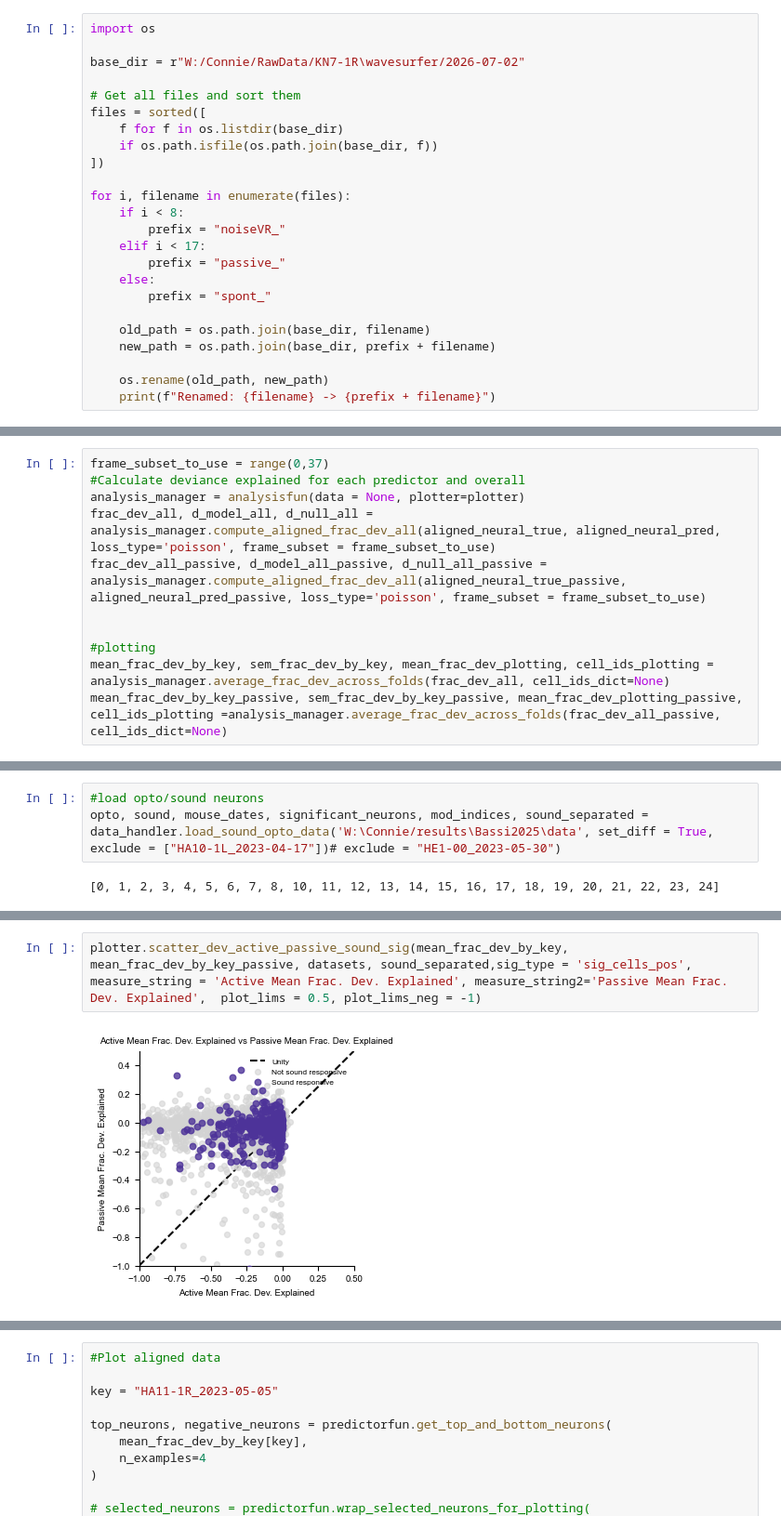
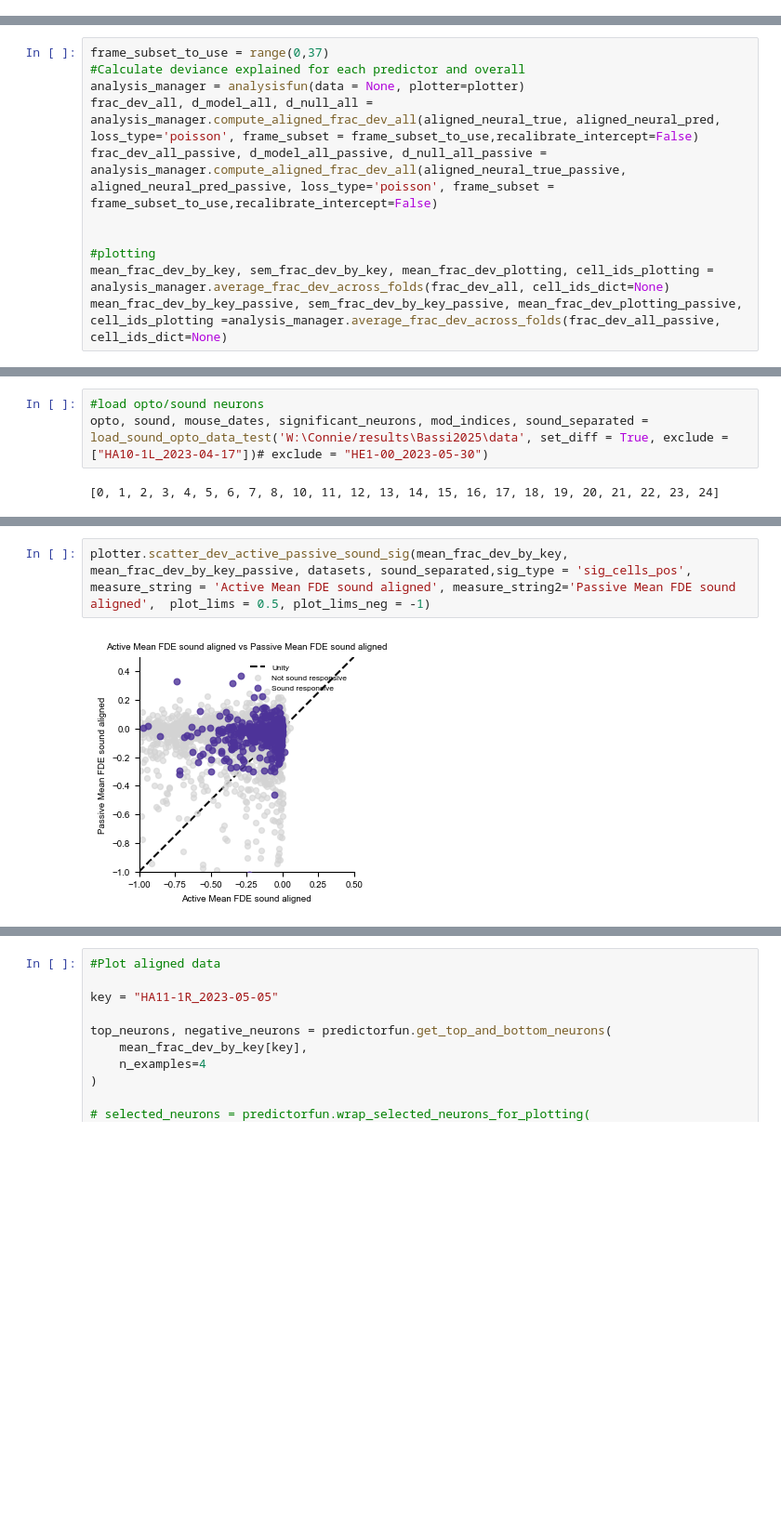
Before and after one commit to constanzabassi/GLM-analysis, a Jupyter notebook: notebooks/run_glm_encoding_analysis_running_models.ipynb, the cells around one changed output, grey strips where cells are left out. Shown at 93% size. Cells and saved outputs as stored; diff of their text form; blank space fills up the shorter version.

```diff
--- a/notebooks/run_glm_encoding_analysis_running_models.ipynb
+++ b/notebooks/run_glm_encoding_analysis_running_models.ipynb
@@ -318,24 +178,0 @@ NameError: name 'frac_dev_expl' is not defined
-# %%
-import os
-
-base_dir = r"W:/Connie/RawData/KN7-1R\wavesurfer/2026-07-02"
-
-# Get all files and sort them
-files = sorted([
-    f for f in os.listdir(base_dir)
-    if os.path.isfile(os.path.join(base_dir, f))
-])
-
-for i, filename in enumerate(files):
-    if i < 8:
-        prefix = "noiseVR_"
-    elif i < 17:
-        prefix = "passive_"
-    else:
-        prefix = "spont_"
-
-    old_path = os.path.join(base_dir, filename)
-    new_path = os.path.join(base_dir, prefix + filename)
-
-    os.rename(old_path, new_path)
-    print(f"Renamed: {filename} -> {prefix + filename}")
@@ -354,8 +180,8 @@ Renamed: 2026_07_02_0011.abf -> passive_2026_07_02_0011.abf
 frame_subset_to_use = range(0,37)
 #Calculate deviance explained for each predictor and overall
 analysis_manager = analysisfun(data = None, plotter=plotter)
-frac_dev_all, d_model_all, d_null_all = analysis_manager.compute_aligned_frac_dev_all(aligned_neural_true, aligned_neural_pred, loss_type='poisson', frame_subset = frame_subset_to_use)
-frac_dev_all_passive, d_model_all_passive, d_null_all_passive = analysis_manager.compute_aligned_frac_dev_all(aligned_neural_true_passive, aligned_neural_pred_passive, loss_type='poisson', frame_subset = frame_subset_to_use)
+frac_dev_all, d_model_all, d_null_all = analysis_manager.compute_aligned_frac_dev_all(aligned_neural_true, aligned_neural_pred, loss_type='poisson', frame_subset = frame_subset_to_use,recalibrate_intercept=False)
+frac_dev_all_passive, d_model_all_passive, d_null_all_passive = analysis_manager.compute_aligned_frac_dev_all(aligned_neural_true_passive, aligned_neural_pred_passive, loss_type='poisson', frame_subset = frame_subset_to_use,recalibrate_intercept=False)
 
 
 #plotting
@@ -507,5 +443,5 @@ plotter.scatter_model_dev_comparison(mean_frac_dev_plotting_passive,mean_frac_de
 # %%
 #load opto/sound neurons
-opto, sound, mouse_dates, significant_neurons, mod_indices, sound_separated = data_handler.load_sound_opto_data('W:\Connie/results\Bassi2025\data', set_diff = True, exclude = ["HA10-1L_2023-04-17"])# exclude = "HE1-00_2023-05-30")
+opto, sound, mouse_dates, significant_neurons, mod_indices, sound_separated = load_sound_opto_data_test('W:\Connie/results\Bassi2025\data', set_diff = True, exclude = ["HA10-1L_2023-04-17"])# exclude = "HE1-00_2023-05-30")
 # %% [output]
 [0, 1, 2, 3, 4, 5, 6, 7, 8, 10, 11, 12, 13, 14, 15, 16, 17, 18, 19, 20, 21, 22, 23, 24]
@@ -512,7 +450,7 @@ opto, sound, mouse_dates, significant_neurons, mod_indices, sound_separated = da
 # %%
-plotter.scatter_dev_active_passive_sound_sig(mean_frac_dev_by_key, mean_frac_dev_by_key_passive, datasets, sound_separated,sig_type = 'sig_cells_pos', measure_string = 'Active Mean Frac. Dev. Explained', measure_string2='Passive Mean Frac. Dev. Explained',  plot_lims = 0.5, plot_lims_neg = -1)
+plotter.scatter_dev_active_passive_sound_sig(mean_frac_dev_by_key, mean_frac_dev_by_key_passive, datasets, sound_separated,sig_type = 'sig_cells_pos', measure_string = 'Active Mean FDE sound aligned', measure_string2='Passive Mean FDE sound aligned',  plot_lims = 0.5, plot_lims_neg = -1)
 # %% [output]
-[figure, old version]
+[figure, new version]
 (array([-0.05787074, -0.30997016, -0.31515263, ..., -0.22172623,
         -0.04536044, -0.14334109]),
  array([-0.00867286,  0.00446482, -0.00607146, ...,  0.08676029,
```
Also changed, not shown: parts of 27 cells of this notebook, 3 other files.
